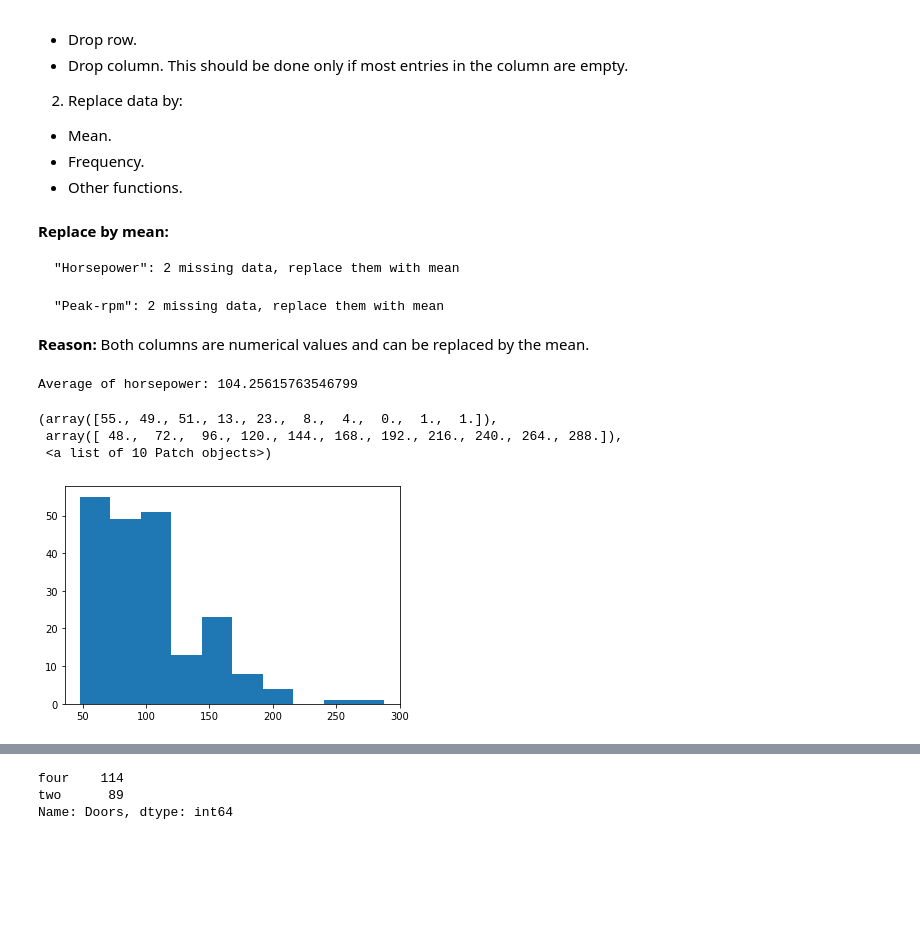
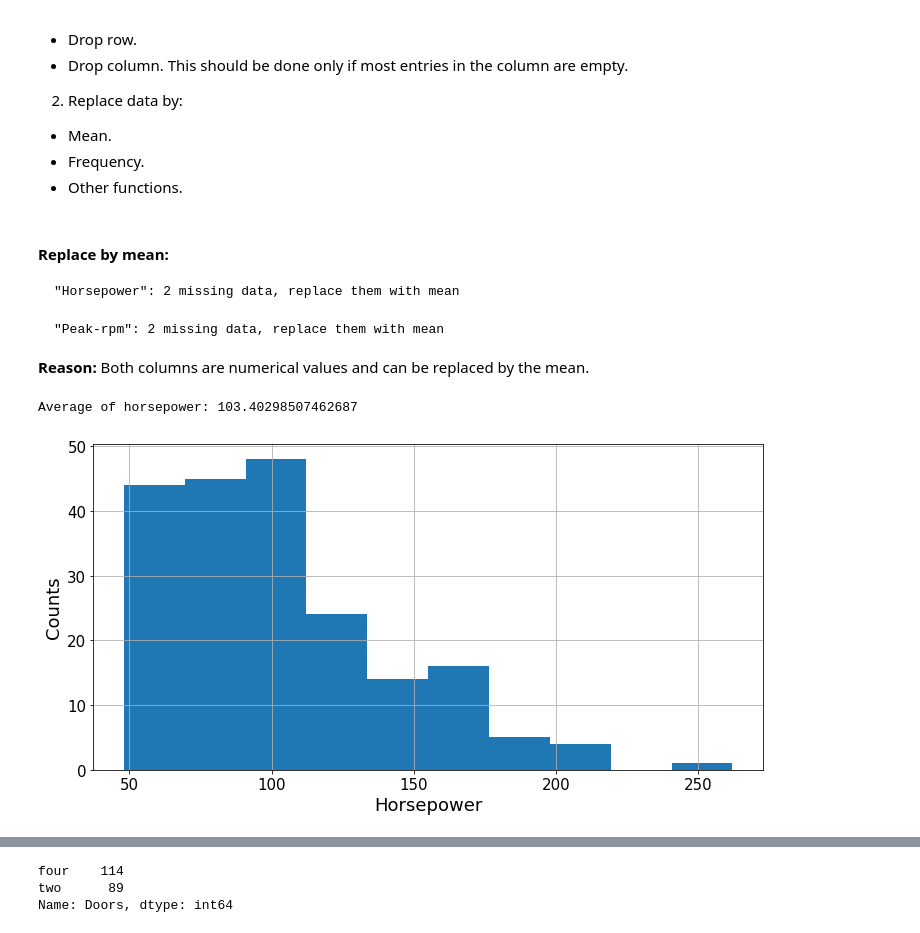
Before and after one commit to ABF1987/DataScience_CheatSheet, a Jupyter notebook: Cleaning_data.ipynb, the cells around one changed output, grey strips where cells are left out. Cells and saved outputs as stored; diff of their text form; code cells hidden in the pictures; blank space fills up the shorter version.

```diff
--- a/Cleaning_data.ipynb
+++ b/Cleaning_data.ipynb
@@ -113,6 +111,9 @@ df.tail(5)
 duplicated_rows_df = df[df.duplicated()]
 print("Number of duplicate rows: ", duplicated_rows_df.shape)
 df = df.drop_duplicates()
+
+# Reset index, because we droped rows
+df.reset_index(drop=True, inplace=True)
 # %% [output]
 Number of duplicate rows:  (0, 26)
 # %% [markdown]
@@ -245,7 +246,7 @@ Name: Price, dtype: int64
   * Frequency.
   * Other functions.
 # %% [markdown]
-**Replace by mean:**
+#### Replace by mean:
 
     "Horsepower": 2 missing data, replace them with mean
 
@@ -255,20 +256,23 @@ Name: Price, dtype: int64
 # %%
 # Calculate column mean
 avg_horsepower = df["Horsepower"].astype("float").mean(axis=0)
 print("Average of horsepower:", avg_horsepower)
 
 # Replace NaN by column mean
 df["Horsepower"].replace(np.nan, avg_horsepower, inplace=True)
 
 # Plot a histogram to check if it makes sense to replace by mean
 df["Horsepower"] = df["Horsepower"].astype(int, copy=True)
-plt.hist(df['Horsepower'])
+fig, ax = plt.subplots(figsize=(12, 6))
+ax.hist(df['Horsepower'])
+ax.set_xlabel(r"Horsepower", fontsize=18)
+ax.set_ylabel(r"Counts", fontsize=18)
+ax.tick_params(labelsize=15)
+ax.axis('tight')
+ax.grid(True)
 # %% [output]
-Average of horsepower: 104.25615763546799
+Average of horsepower: 103.40298507462687
-(array([55., 49., 51., 13., 23.,  8.,  4.,  0.,  1.,  1.]),
- array([ 48.,  72.,  96., 120., 144., 168., 192., 216., 240., 264., 288.]),
- <a list of 10 Patch objects>)
-[figure, old version]
+[figure, new version]
 # %%
 # Calculate column mean
 avg_peak_rpm = df["Peak rpm"].astype("float").mean(axis=0)
```
Also changed, not shown: parts of 25 cells of this notebook.
